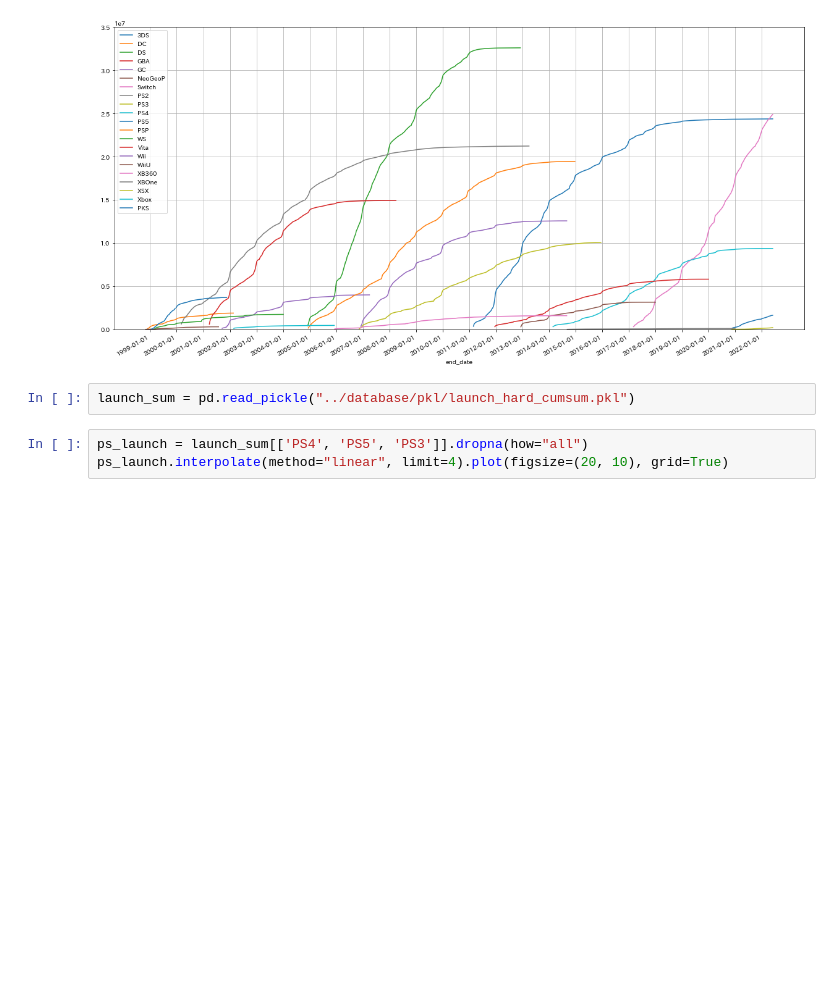
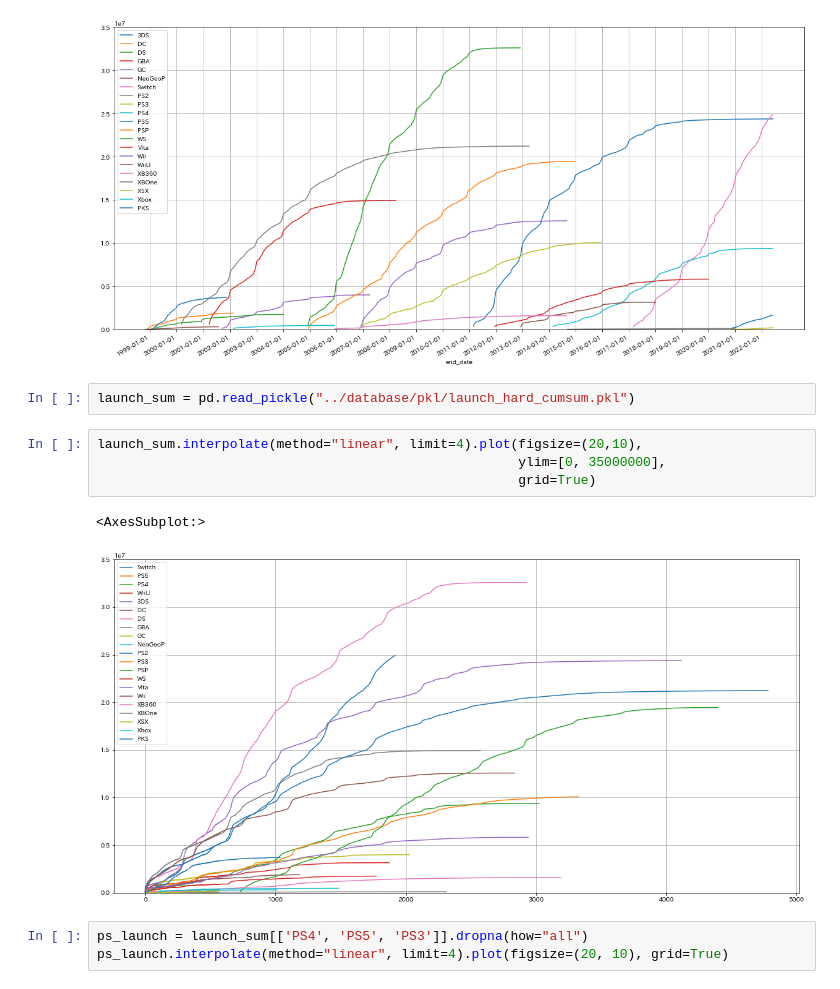
Before and after one commit to hidenden/gamedata, a Jupyter notebook: analysis/累計グラフ.ipynb, the cells around one changed output. Saved outputs shown, nothing was run; the diff lists cells and outputs as text; blank space fills up the shorter version.

```diff
--- a/analysis/累計グラフ.ipynb
+++ b/analysis/累計グラフ.ipynb
@@ -19,6 +19,13 @@ hw_cumsum.plot(figsize=(20, 10), grid=True, kind="line", ylim=[0, 35000000], xti
 [figure]
 # %%
 launch_sum = pd.read_pickle("../database/pkl/launch_hard_cumsum.pkl")
+# %%
+launch_sum.interpolate(method="linear", limit=4).plot(figsize=(20,10),
+                                                      ylim=[0, 35000000],
+                                                      grid=True)
+# %% [output]
+<AxesSubplot:>
+[figure, added]
 # %%
 ps_launch = launch_sum[['PS4', 'PS5', 'PS3']].dropna(how="all")
 ps_launch.interpolate(method="linear", limit=4).plot(figsize=(20, 10), grid=True)
```
